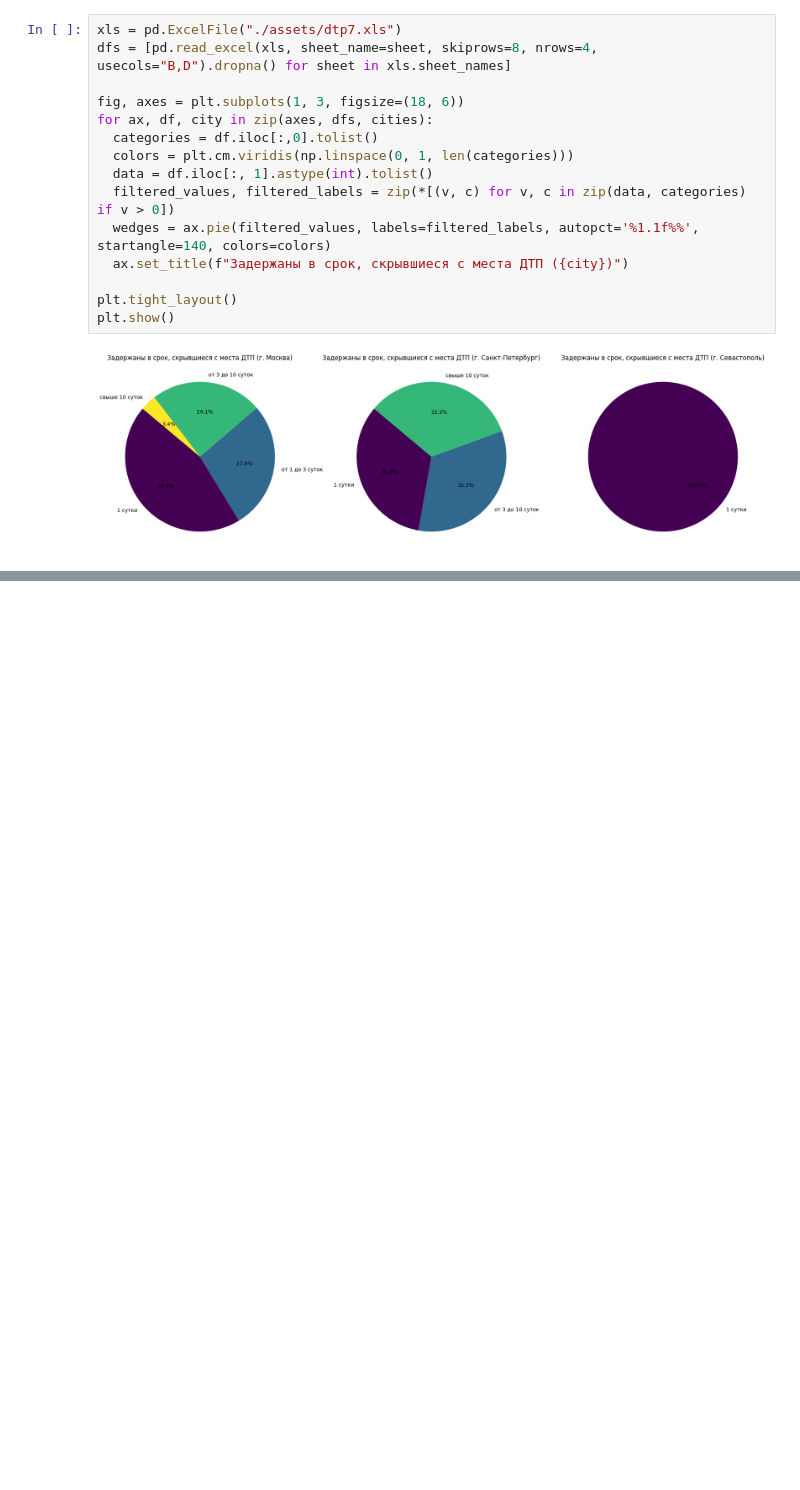
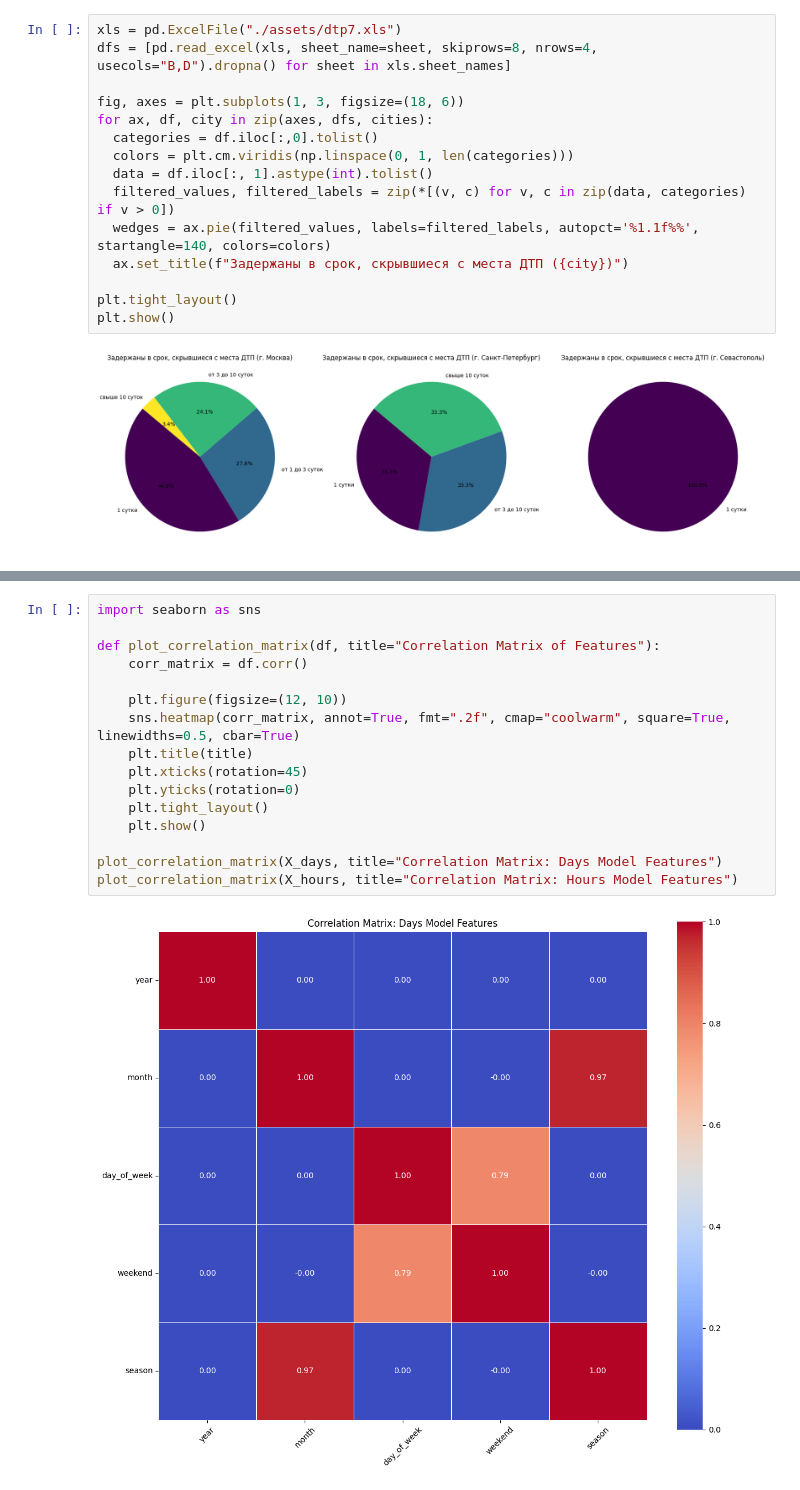
Before and after one commit to n1ks0N/DZ-GromiakovNV-StatPrak, a Jupyter notebook: project.ipynb, the cells around one changed output, grey strips where cells are left out. Drawn from its saved outputs; the diff is of its cells as text; blank space fills up the shorter version.

```diff
--- a/project.ipynb
+++ b/project.ipynb
@@ -209,0 +371,18 @@ In Moscow, almost 50% are found within 1 day and 70% are found within the first
+# %%
+import seaborn as sns
+
+def plot_correlation_matrix(df, title="Correlation Matrix of Features"):
+    corr_matrix = df.corr()
+
+    plt.figure(figsize=(12, 10))
+    sns.heatmap(corr_matrix, annot=True, fmt=".2f", cmap="coolwarm", square=True, linewidths=0.5, cbar=True)
+    plt.title(title)
+    plt.xticks(rotation=45)
+    plt.yticks(rotation=0)
+    plt.tight_layout()
+    plt.show()
+
+plot_correlation_matrix(X_days, title="Correlation Matrix: Days Model Features")
+plot_correlation_matrix(X_hours, title="Correlation Matrix: Hours Model Features")
+# %% [output]
+[figure, added]
```
Also changed, not shown: parts of 41 cells of this notebook, 1 other file.
